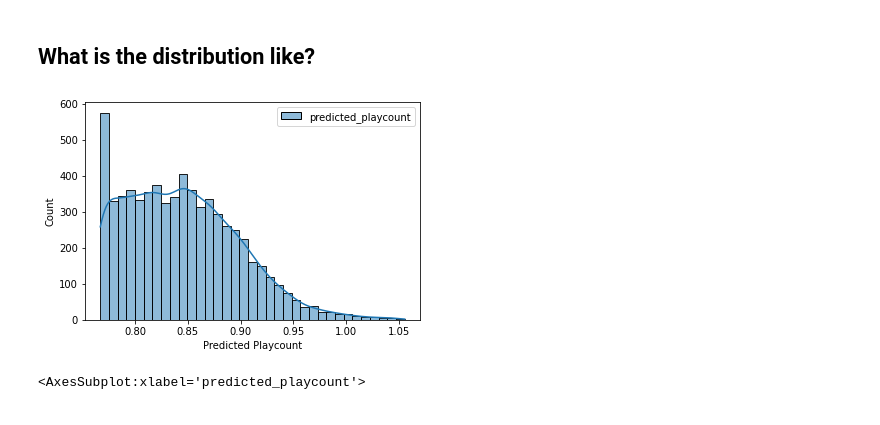
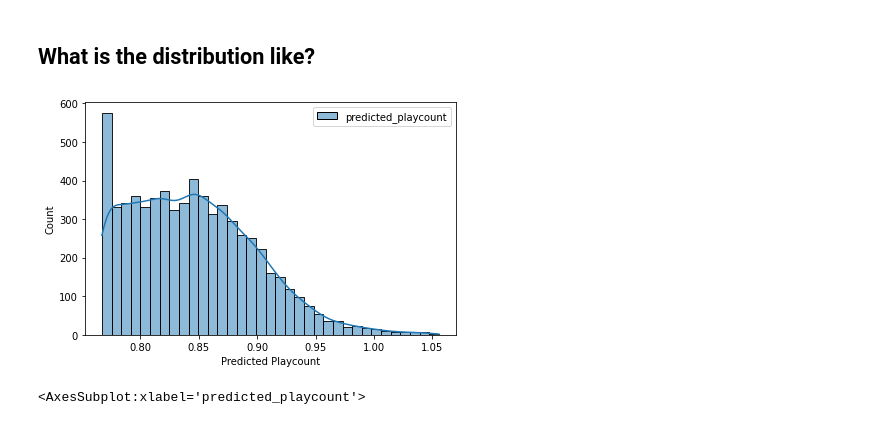
Before and after one commit to jmoro0408/Spotify_Analysis_2.0, a Jupyter notebook: ml_stuff/postprocessing/prediction_postprocessing.ipynb, the cells around one changed output. Cells and saved outputs as stored; diff of their text form; code cells hidden in the pictures.

```diff
--- a/ml_stuff/postprocessing/prediction_postprocessing.ipynb
+++ b/ml_stuff/postprocessing/prediction_postprocessing.ipynb
@@ -3,7 +3,7 @@ import pandas as pd
 import seaborn as sns
 import os
 # %%
-save_dir = r"/Users/James/Documents/Python/Machine Learning Projects/Spotify_Listening_Analysis/Spotify 2.0/ml_stuff/prediction"
+save_dir = r"/Users/James/Documents/Python/Machine Learning Projects/Spotify_Listening_Analysis/Spotify 2.0/ml_stuff/postprocessing"
 # %%
 prediction_pkl_path = r"/Users/James/Documents/Python/Machine Learning Projects/Spotify_Listening_Analysis/Spotify 2.0/ml_stuff/prediction/prediction_dataframe.pkl"
 prediction_df_raw = pd.read_pickle(prediction_pkl_path)
@@ -60,13 +60,15 @@ This is pretty unusual, I would have expected The Beatles, Pink Floyd, The Doors
 ## What is the distribution like?
 # %%
 
+import matplotlib.pyplot as plt
 ax = sns.histplot(data = prediction_df, stat = "count", kde = True)
 ax.set(xlabel = "Predicted Playcount")
 image_name = "prediction_histplot"
-fig = ax.get_figure()
+fig  = ax.get_figure()
+plt.tight_layout()
 fig.savefig(os.path.join(save_dir, image_name), facecolor = "w", dpi = 300)
 # %% [output]
-[figure, old version]
+[figure, new version]
 # %%
 sns.boxplot(data = prediction_df, x = "predicted_playcount")
 # %% [output]
```
